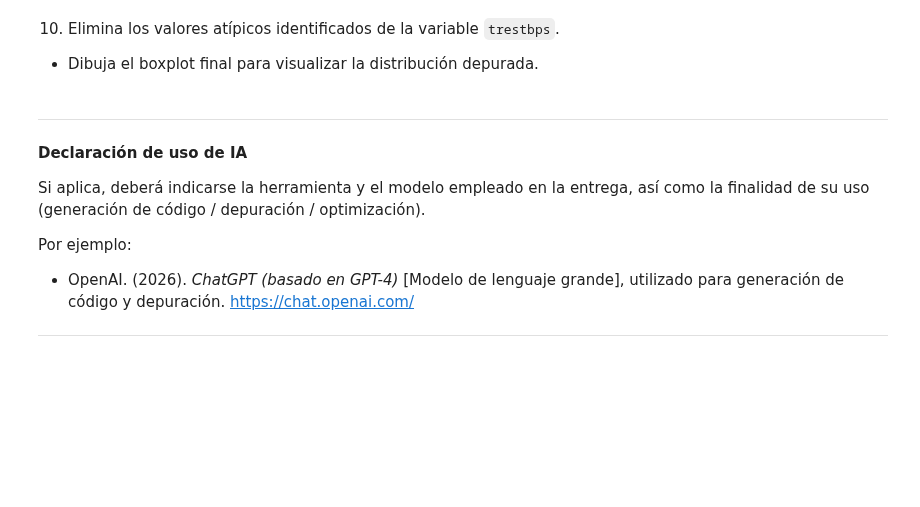
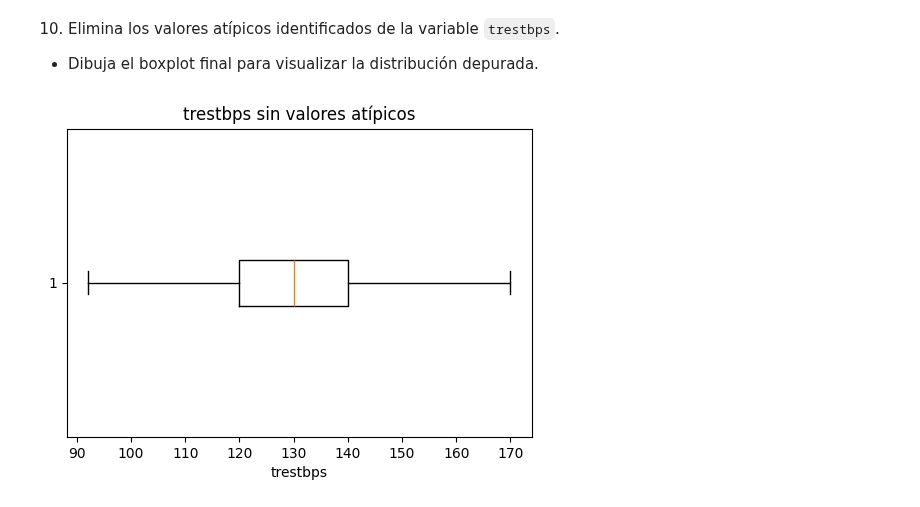
Before and after one commit to joshgc19/tc5053-datascience-A01841021-joshua-gamboa, a Jupyter notebook: Actividad5Preprocesamiento.ipynb, the cells around one changed output. Saved outputs shown, nothing was run; the diff lists cells and outputs as text; code cells hidden in the pictures; blank space fills up the shorter version.

```diff
--- a/Actividad5Preprocesamiento.ipynb
+++ b/Actividad5Preprocesamiento.ipynb
@@ -412,15 +509,15 @@ def Diagnose_MV_Categorical(df,str_att_name,BM_MV):
 # %% [markdown]
 10. Elimina los valores atípicos identificados de la variable `trestbps`.
 * Dibuja el boxplot final para visualizar la distribución depurada.
-# %% [markdown]
----
-
-**Declaración de uso de IA**
-
-Si aplica, deberá indicarse la herramienta y el modelo empleado en la entrega, así como la finalidad de su uso (generación de código / depuración / optimización).
-
-Por ejemplo:
-
-*   OpenAI. (2026). *ChatGPT (basado en GPT-4)* [Modelo de lenguaje grande], utilizado para generación de código y depuración. https://chat.openai.com/
-
----
+# %%
+cardio_df = cardio_df[
+    (cardio_df['trestbps'] >= lim_inf) & (cardio_df['trestbps'] <= lim_sup)
+]
+
+plt.figure(figsize=(6, 4))
+plt.boxplot(cardio_df['trestbps'], vert=False)
+plt.xlabel('trestbps')
+plt.title('trestbps sin valores atípicos')
+plt.show()
+# %% [output]
+[figure, added]
```
Also changed, not shown: parts of 9 cells of this notebook.
